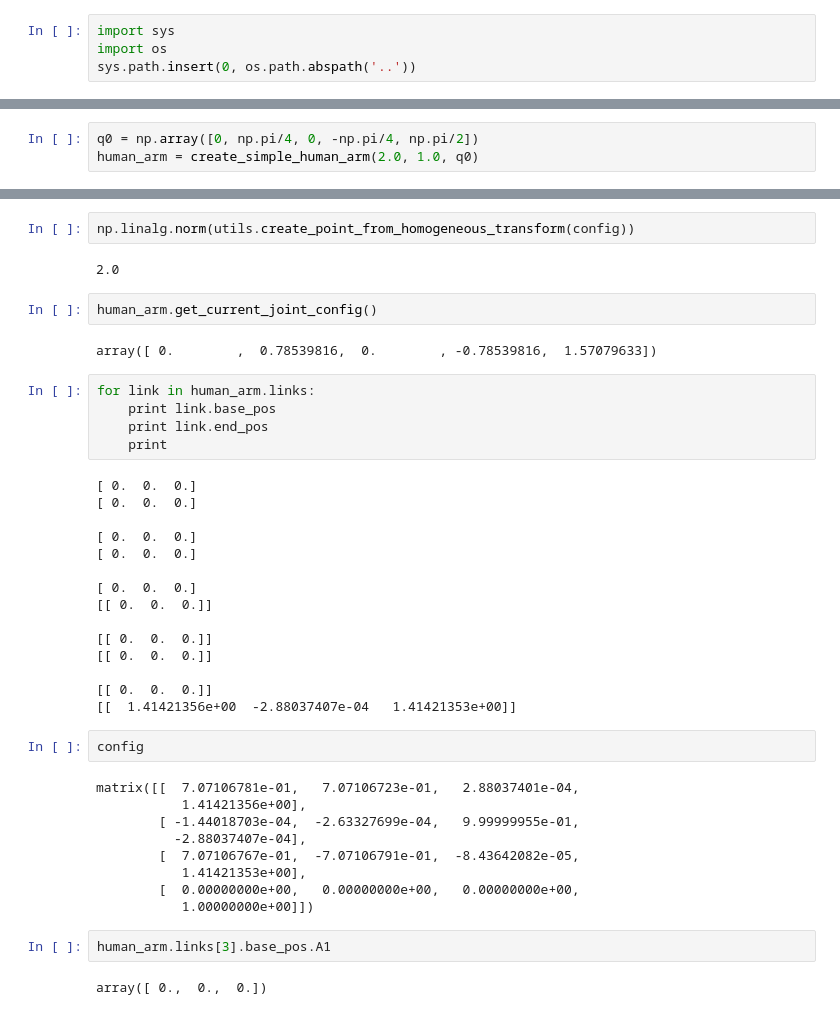
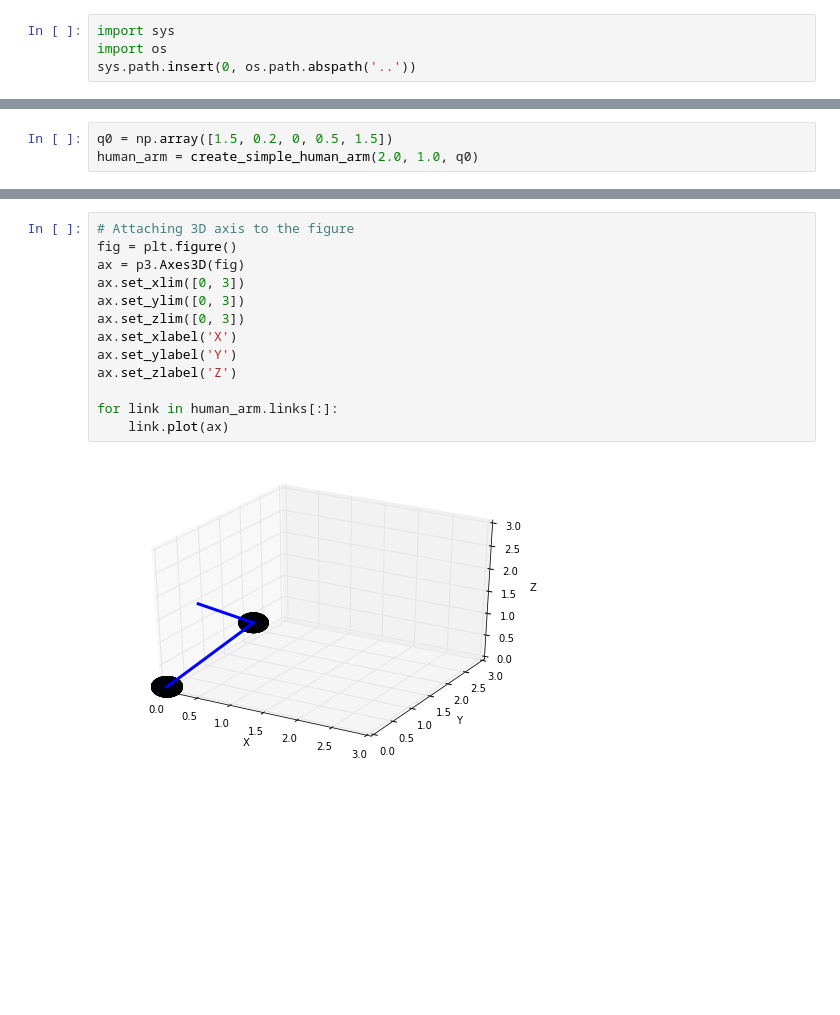
Before and after one commit to bcaine/maddux, a Jupyter notebook: experiments/arm_tests.ipynb, the cells around one changed output, grey strips where cells are left out. Drawn from its saved outputs; the diff is of its cells as text; blank space fills up the shorter version.

Commit message:
Plotting of arm working

```diff
--- a/experiments/arm_tests.ipynb
+++ b/experiments/arm_tests.ipynb
@@ -10,3 +15,3 @@ import numpy as np
 # %%
-q0 = np.array([0, np.pi/4, 0, -np.pi/4, np.pi/2])
+q0 = np.array([1.5, 0.2, 0, 0.5, 1.5])
 human_arm = create_simple_human_arm(2.0, 1.0, q0)
@@ -38,43 +18,15 @@ config = human_arm.fkine(q=np.array([0, np.pi/4, 0, -np.pi/4, np.pi/2]), links=[
-# %%
-np.linalg.norm(utils.create_point_from_homogeneous_transform(config))
-# %% [output]
-2.0
-# %%
-human_arm.get_current_joint_config()
-# %% [output]
-array([ 0.        ,  0.78539816,  0.        , -0.78539816,  1.57079633])
-# %%
-for link in human_arm.links:
-    print link.base_pos
-    print link.end_pos
-    print
-# %% [output]
-[ 0.  0.  0.]
-[ 0.  0.  0.]
-
-[ 0.  0.  0.]
-[ 0.  0.  0.]
-
-[ 0.  0.  0.]
-[[ 0.  0.  0.]]
-
-[[ 0.  0.  0.]]
-[[ 0.  0.  0.]]
-
-[[ 0.  0.  0.]]
-[[  1.41421356e+00  -2.88037407e-04   1.41421353e+00]]
-# %%
-config
-# %% [output]
-matrix([[  7.07106781e-01,   7.07106723e-01,   2.88037401e-04,
-           1.41421356e+00],
-        [ -1.44018703e-04,  -2.63327699e-04,   9.99999955e-01,
-          -2.88037407e-04],
-        [  7.07106767e-01,  -7.07106791e-01,  -8.43642082e-05,
-           1.41421353e+00],
-        [  0.00000000e+00,   0.00000000e+00,   0.00000000e+00,
-           1.00000000e+00]])
-# %%
-human_arm.links[3].base_pos.A1
-# %% [output]
-array([ 0.,  0.,  0.])
+# %%
+# Attaching 3D axis to the figure
+fig = plt.figure()
+ax = p3.Axes3D(fig)
+ax.set_xlim([0, 3])
+ax.set_ylim([0, 3])
+ax.set_zlim([0, 3])
+ax.set_xlabel('X')
+ax.set_ylabel('Y')
+ax.set_zlabel('Z')
+
+for link in human_arm.links[:]:
+    link.plot(ax)
+# %% [output]
+[figure, added]
```
Also changed, not shown: parts of 4 cells of this notebook.
